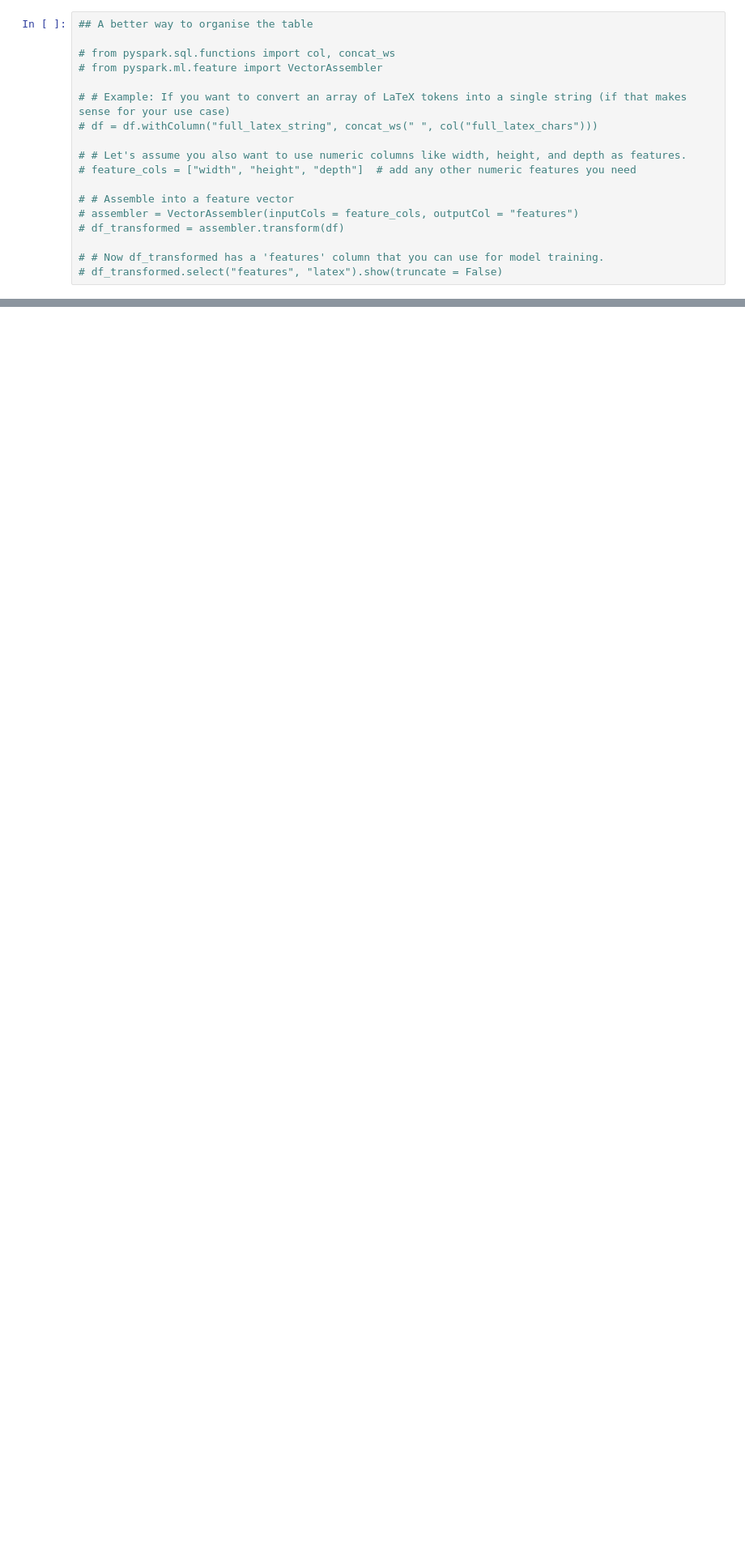
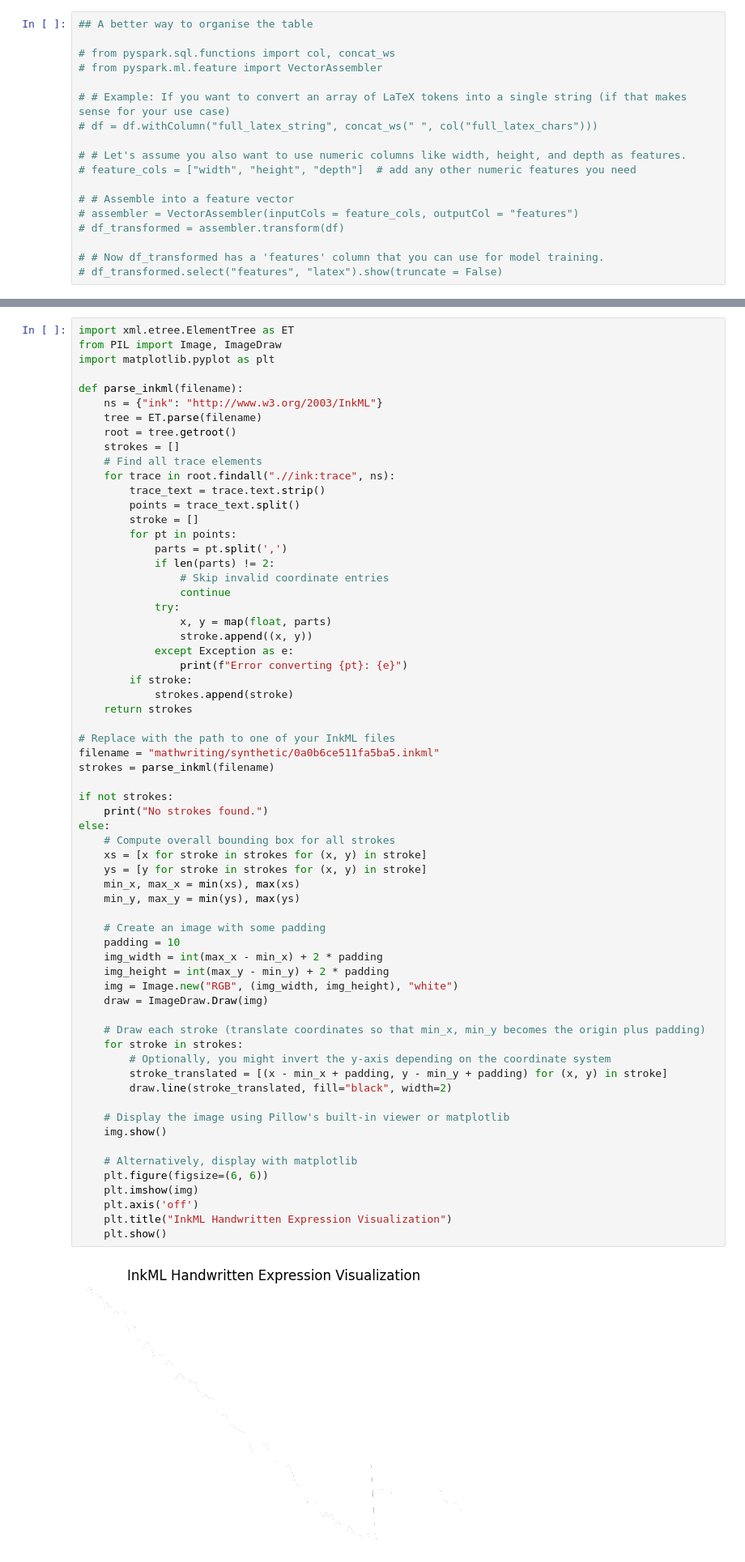
Before and after one commit to AgVicCodes/Optical_Character_Recognition, a Jupyter notebook: model_training.ipynb, the cells around one changed output, grey strips where cells are left out. Shown at 81% size. Cells and saved outputs as stored; diff of their text form; blank space fills up the shorter version.

```diff
--- a/model_training.ipynb
+++ b/model_training.ipynb
@@ -235,0 +181,66 @@ str02
+# %%
+import xml.etree.ElementTree as ET
+from PIL import Image, ImageDraw
+import matplotlib.pyplot as plt
+
+def parse_inkml(filename):
+    ns = {"ink": "http://www.w3.org/2003/InkML"}
+    tree = ET.parse(filename)
+    root = tree.getroot()
+    strokes = []
+    # Find all trace elements
+    for trace in root.findall(".//ink:trace", ns):
+        trace_text = trace.text.strip()
+        points = trace_text.split()
+        stroke = []
+        for pt in points:
+            parts = pt.split(',')
+            if len(parts) != 2:
+                # Skip invalid coordinate entries
+                continue
+            try:
+                x, y = map(float, parts)
+                stroke.append((x, y))
+            except Exception as e:
+                print(f"Error converting {pt}: {e}")
+        if stroke:
+            strokes.append(stroke)
+    return strokes
+
+# Replace with the path to one of your InkML files
+filename = "mathwriting/synthetic/0a0b6ce511fa5ba5.inkml"
+strokes = parse_inkml(filename)
+
+if not strokes:
+    print("No strokes found.")
+else:
+    # Compute overall bounding box for all strokes
+    xs = [x for stroke in strokes for (x, y) in stroke]
+    ys = [y for stroke in strokes for (x, y) in stroke]
+    min_x, max_x = min(xs), max(xs)
+    min_y, max_y = min(ys), max(ys)
+
+    # Create an image with some padding
+    padding = 10
+    img_width = int(max_x - min_x) + 2 * padding
+    img_height = int(max_y - min_y) + 2 * padding
+    img = Image.new("RGB", (img_width, img_height), "white")
+    draw = ImageDraw.Draw(img)
+
+    # Draw each stroke (translate coordinates so that min_x, min_y becomes the origin plus padding)
+    for stroke in strokes:
+        # Optionally, you might invert the y-axis depending on the coordinate system
+        stroke_translated = [(x - min_x + padding, y - min_y + padding) for (x, y) in stroke]
+        draw.line(stroke_translated, fill="black", width=2)
+
+    # Display the image using Pillow's built-in viewer or matplotlib
+    img.show()
+
+    # Alternatively, display with matplotlib
+    plt.figure(figsize=(6, 6))
+    plt.imshow(img)
+    plt.axis('off')
+    plt.title("InkML Handwritten Expression Visualization")
+    plt.show()
+# %% [output]
+[figure, added]
```
Also changed, not shown: parts of 8 cells of this notebook, 1 other file.
